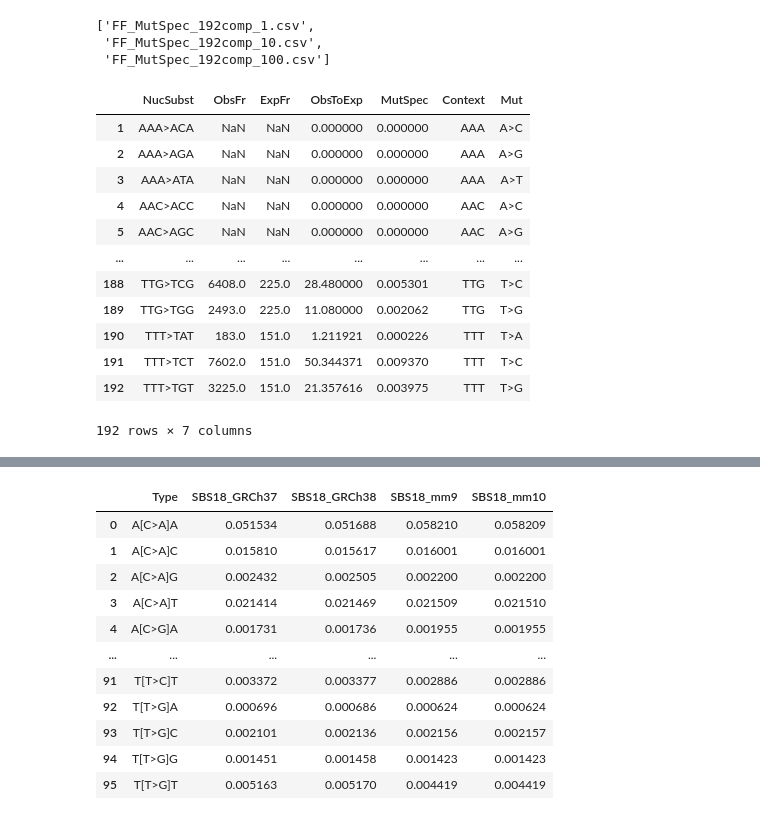
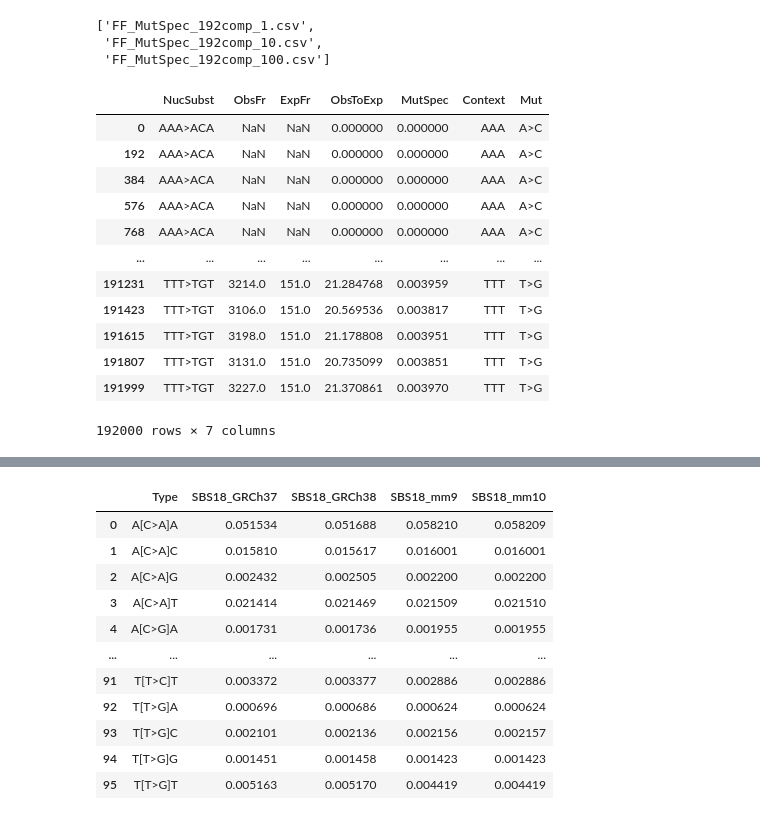
Before and after one commit to mitoclub/Signatures, a Jupyter notebook: notebooks/2.EDA_bootstraping.ipynb, the cells around one changed output, grey strips where cells are left out. Cells and saved outputs as stored; diff of their text form; code cells hidden in the pictures.

```diff
--- a/notebooks/2.EDA_bootstraping.ipynb
+++ b/notebooks/2.EDA_bootstraping.ipynb
@@ -22,23 +23,23 @@ for f in filepaths:
         _df = pd.read_csv(_path, index_col=0)
         dataframes.append(_df)
 # %%
-d = dataframes[0]
-d["NucSubst"] = d["NucSubst"].str.replace("U", "T")
-d["Context"] = d.NucSubst.str.slice(0, 3)
-d["Mut"] = d.NucSubst.str.get(1) + ">" + d.NucSubst.str.get(-2)
+full_df = pd.concat(dataframes, ignore_index=True)
+full_df["NucSubst"] = full_df["NucSubst"].str.replace("U", "T")
+full_df["Context"] = full_df.NucSubst.str.slice(0, 3)
+full_df["Mut"] = full_df.NucSubst.str.get(1) + ">" + full_df.NucSubst.str.get(-2)
+full_df = full_df.sort_values(["Mut", "Context"])
+full_df
+# %% [output]
+|  | NucSubst | ObsFr | ExpFr | ObsToExp | MutSpec | Context | Mut |
+| 0 | AAA>ACA | NaN | NaN | 0.000000 | 0.000000 | AAA | A>C |
+| 192 | AAA>ACA | NaN | NaN | 0.000000 | 0.000000 | AAA | A>C |
+| 384 | AAA>ACA | NaN | NaN | 0.000000 | 0.000000 | AAA | A>C |
+| 576 | AAA>ACA | NaN | NaN | 0.000000 | 0.000000 | AAA | A>C |
+| 768 | AAA>ACA | NaN | NaN | 0.000000 | 0.000000 | AAA | A>C |
+| ... | ... | ... | ... | ... | ... | ... | ... |
+| 191231 | TTT>TGT | 3214.0 | 151.0 | 21.284768 | 0.003959 | TTT | T>G |
+| 191423 | TTT>TGT | 3106.0 | 151.0 | 20.569536 | 0.003817 | TTT | T>G |
+| 191615 | TTT>TGT | 3198.0 | 151.0 | 21.178808 | 0.003951 | TTT | T>G |
+| 191807 | TTT>TGT | 3131.0 | 151.0 | 20.735099 | 0.003851 | TTT | T>G |
+| 191999 | TTT>TGT | 3227.0 | 151.0 | 21.370861 | 0.003970 | TTT | T>G |
+192000 rows × 7 columns
-# %%
-d
-# %% [output]
-|  | NucSubst | ObsFr | ExpFr | ObsToExp | MutSpec | Context | Mut |
-| 1 | AAA>ACA | NaN | NaN | 0.000000 | 0.000000 | AAA | A>C |
-| 2 | AAA>AGA | NaN | NaN | 0.000000 | 0.000000 | AAA | A>G |
-| 3 | AAA>ATA | NaN | NaN | 0.000000 | 0.000000 | AAA | A>T |
-| 4 | AAC>ACC | NaN | NaN | 0.000000 | 0.000000 | AAC | A>C |
-| 5 | AAC>AGC | NaN | NaN | 0.000000 | 0.000000 | AAC | A>G |
-| ... | ... | ... | ... | ... | ... | ... | ... |
-| 188 | TTG>TCG | 6408.0 | 225.0 | 28.480000 | 0.005301 | TTG | T>C |
-| 189 | TTG>TGG | 2493.0 | 225.0 | 11.080000 | 0.002062 | TTG | T>G |
-| 190 | TTT>TAT | 183.0 | 151.0 | 1.211921 | 0.000226 | TTT | T>A |
-| 191 | TTT>TCT | 7602.0 | 151.0 | 50.344371 | 0.009370 | TTT | T>C |
-| 192 | TTT>TGT | 3225.0 | 151.0 | 21.357616 | 0.003975 | TTT | T>G |
-192 rows × 7 columns
```
Also changed, not shown: parts of 9 cells of this notebook.
